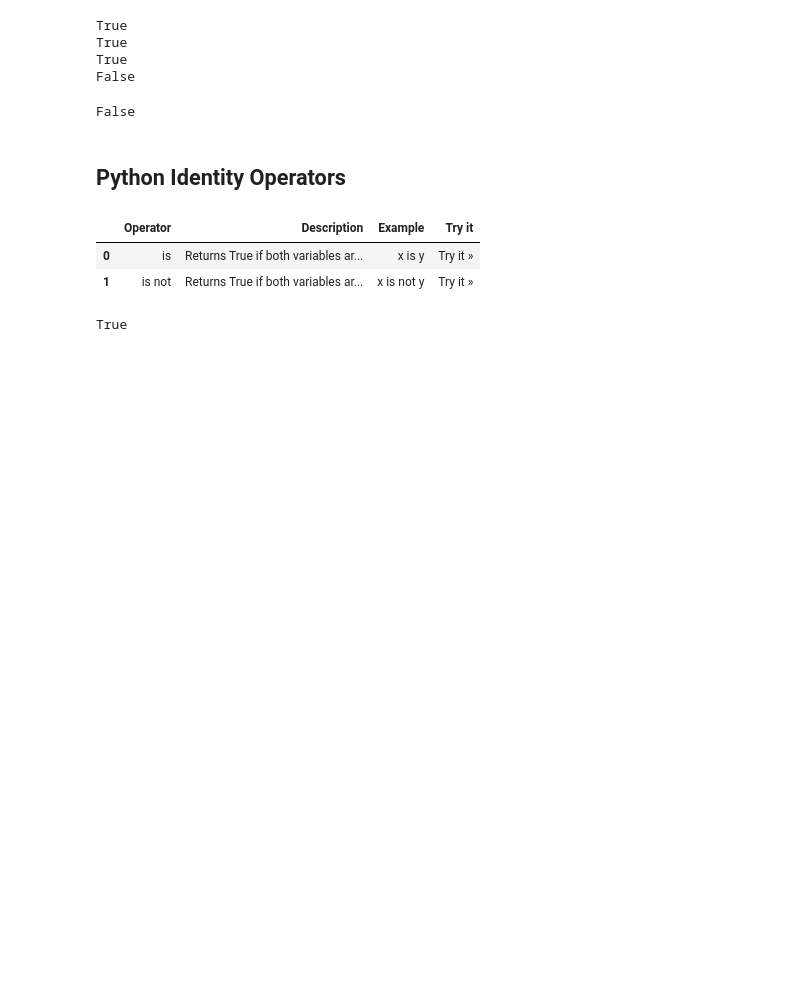
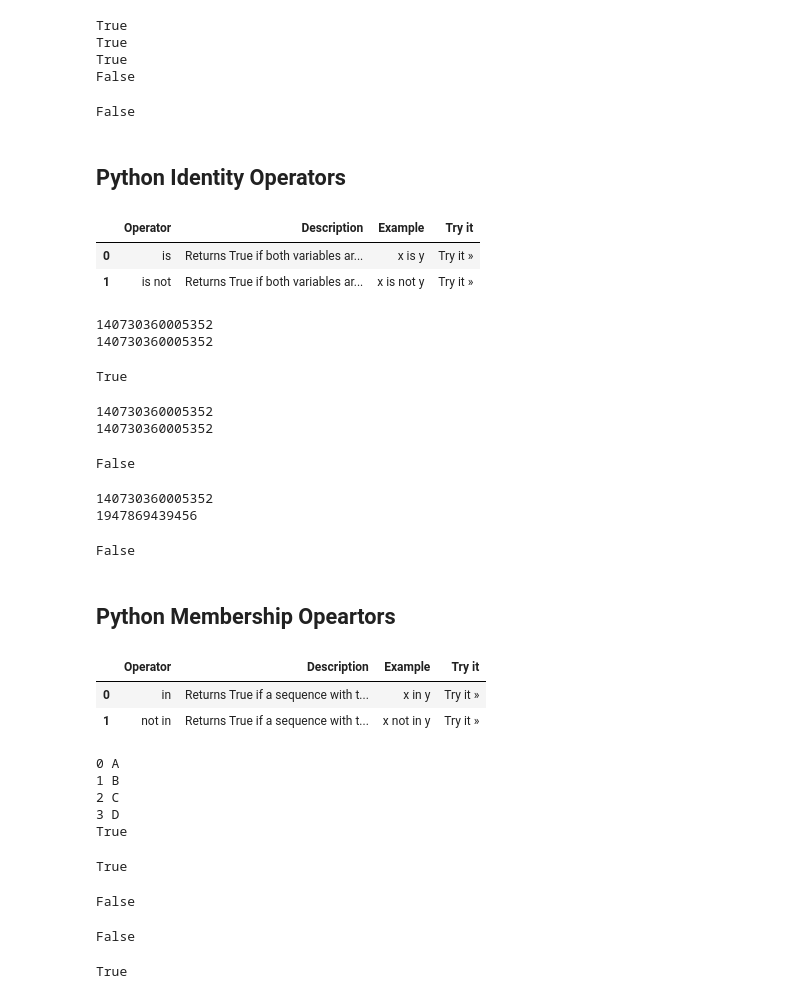
Before and after one commit to Usama1190/modern-python, a Jupyter notebook: piaic/py3_operators/class3.ipynb, the cells around one changed output. Cells and saved outputs as stored; diff of their text form; code cells hidden in the pictures; blank space fills up the shorter version.

```diff
--- a/piaic/py3_operators/class3.ipynb
+++ b/piaic/py3_operators/class3.ipynb
@@ -350,6 +350,83 @@ table[4]
 |  | Operator | Description | Example | Try it |
 | 0 | is | Returns True if both variables ar... | x is y | Try it » |
 | 1 | is not | Returns True if both variables ar... | x is not y | Try it » |
+# %%
+x: str = 'abc'
+z: str = 'abc'
+
+print(id(x))
+print(id(z))
+# %% [output]
+140730360005352
+140730360005352
+# %%
+x is z
+# %% [output]
+True
+# %%
+x: str = 'abc'
+z: str = 'abc'
+
+print(id(x))
+print(id(z))
+
+x is not z
+# %% [output]
+140730360005352
+140730360005352
+False
+# %%
+i: str = 'abc'
+j: str = 'xyz'
+
+print(id(i))
+print(id(j))
+
+i is j
+# %% [output]
+140730360005352
+1947869439456
+False
+# %% [markdown]
+## Python Membership Opeartors
+# %%
+table[5]
+# %% [output]
+|  | Operator | Description | Example | Try it |
+| 0 | in | Returns True if a sequence with t... | x in y | Try it » |
+| 1 | not in | Returns True if a sequence with t... | x not in y | Try it » |
+# %%
+names: list[str] = [chr(i) for i  in range(65, 91)]
+
+for i in range(len(names)):
+    print(i, names[i])
+    if names[i] == "D":
+        print("True")
+        break
+# %% [output]
+0 A
+1 B
+2 C
+3 D
+True
+# %%
+names: list[str] = [chr(i) for i  in range(65, 91)]
+
+"D" in names
+# %% [output]
+True
+# %%
+names: list[str] = [chr(i) for i  in range(65, 91)]
+
+"Pakistan" in names
+# %% [output]
+False
+# %%
+names: list[str] = [chr(i) for i  in range(65, 91)]
+
+"D" not in names
+# %% [output]
+False
 # %%
 names: list[str] = ['Usama', 'Israr', 'Qasim', 'Zia']
 
```
Also changed, not shown: parts of 13 cells of this notebook, 1 other file.
